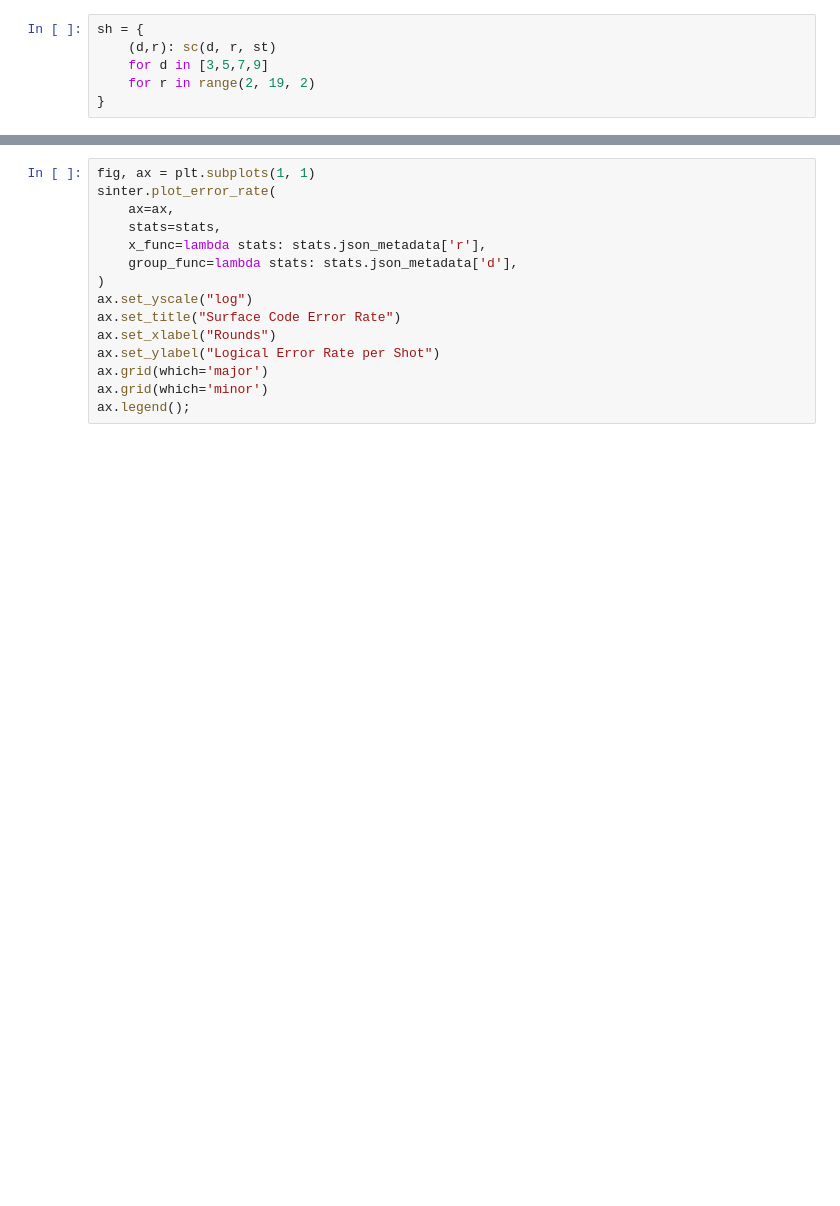
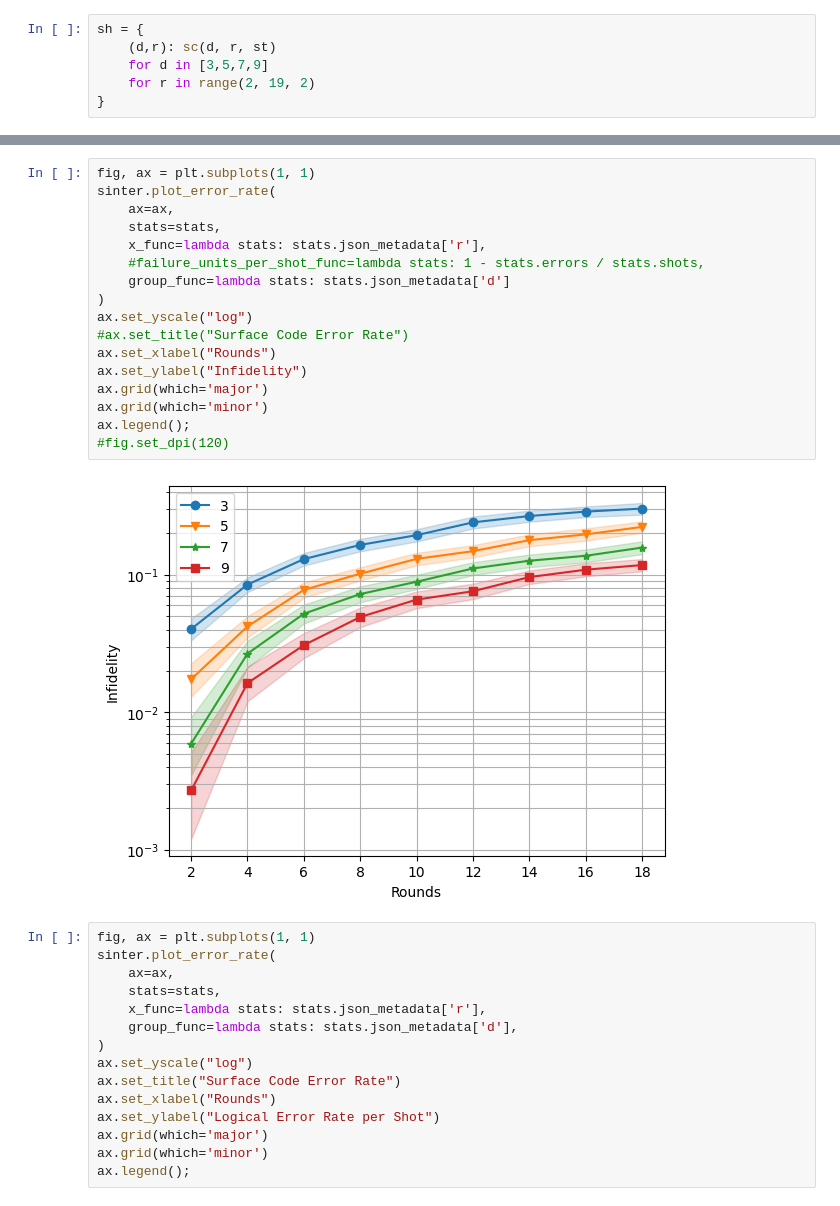
Before and after one commit to marcosj/qdots, a Jupyter notebook: stim.ipynb, the cells around one changed output, grey strips where cells are left out. Saved outputs shown, nothing was run; the diff lists cells and outputs as text; blank space fills up the shorter version.

```diff
--- a/stim.ipynb
+++ b/stim.ipynb
@@ -143,3 +219,22 @@ stats = sinter.collect(
+# %%
+fig, ax = plt.subplots(1, 1)
+sinter.plot_error_rate(
+    ax=ax,
+    stats=stats,
+    x_func=lambda stats: stats.json_metadata['r'],
+    #failure_units_per_shot_func=lambda stats: 1 - stats.errors / stats.shots,
+    group_func=lambda stats: stats.json_metadata['d']
+)
+ax.set_yscale("log")
+#ax.set_title("Surface Code Error Rate")
+ax.set_xlabel("Rounds")
+ax.set_ylabel("Infidelity")
+ax.grid(which='major')
+ax.grid(which='minor')
+ax.legend();
+#fig.set_dpi(120)
+# %% [output]
+[figure, added]
 # %%
 fig, ax = plt.subplots(1, 1)
 sinter.plot_error_rate(
```
Also changed, not shown: parts of 13 cells of this notebook.
